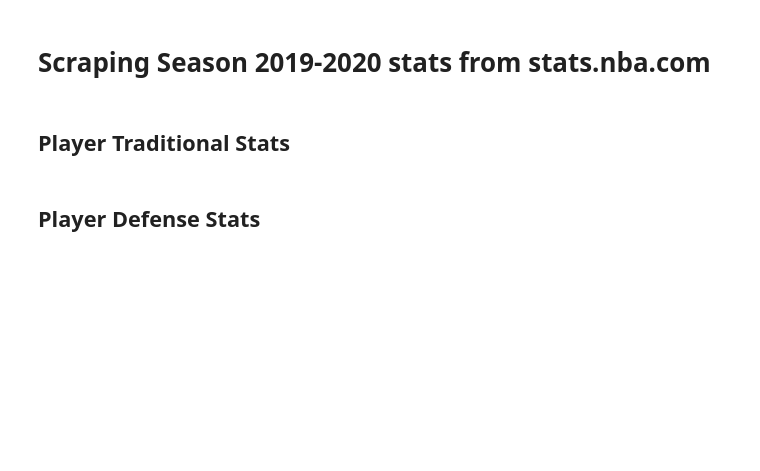
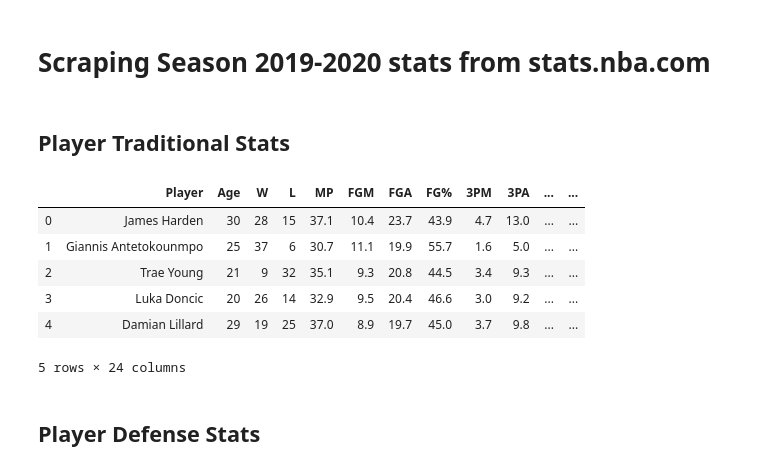
Before and after one commit to briannalytle/unsupervised_nba, a Jupyter notebook: 01_scrapers/03_stats-nba_scrape.ipynb, the cells around one changed output. Drawn from its saved outputs; the diff is of its cells as text; code cells hidden in the pictures; blank space fills up the shorter version.

```diff
--- a/01_scrapers/03_stats-nba_scrape.ipynb
+++ b/01_scrapers/03_stats-nba_scrape.ipynb
@@ -46,6 +46,16 @@ trad_columns = ['Player', 'Age', 'W', 'L', 'MP', 'PTS',
 final.columns = trad_columns
 # %%
 final.drop(columns = ['PTS', 'STL', 'BLK'], inplace = True)
+# %%
+final.head()
+# %% [output]
+|  | Player | Age | W | L | MP | FGM | FGA | FG% | 3PM | 3PA | ... | ... |
+| 0 | James Harden | 30 | 28 | 15 | 37.1 | 10.4 | 23.7 | 43.9 | 4.7 | 13.0 | ... | ... |
+| 1 | Giannis Antetokounmpo | 25 | 37 | 6 | 30.7 | 11.1 | 19.9 | 55.7 | 1.6 | 5.0 | ... | ... |
+| 2 | Trae Young | 21 | 9 | 32 | 35.1 | 9.3 | 20.8 | 44.5 | 3.4 | 9.3 | ... | ... |
+| 3 | Luka Doncic | 20 | 26 | 14 | 32.9 | 9.5 | 20.4 | 46.6 | 3.0 | 9.2 | ... | ... |
+| 4 | Damian Lillard | 29 | 19 | 25 | 37.0 | 8.9 | 19.7 | 45.0 | 3.7 | 9.8 | ... | ... |
+5 rows × 24 columns
 # %% [markdown]
 ## Player Defense Stats
 # %%
```
Also changed, not shown: parts of 10 cells of this notebook, 7 other files.
